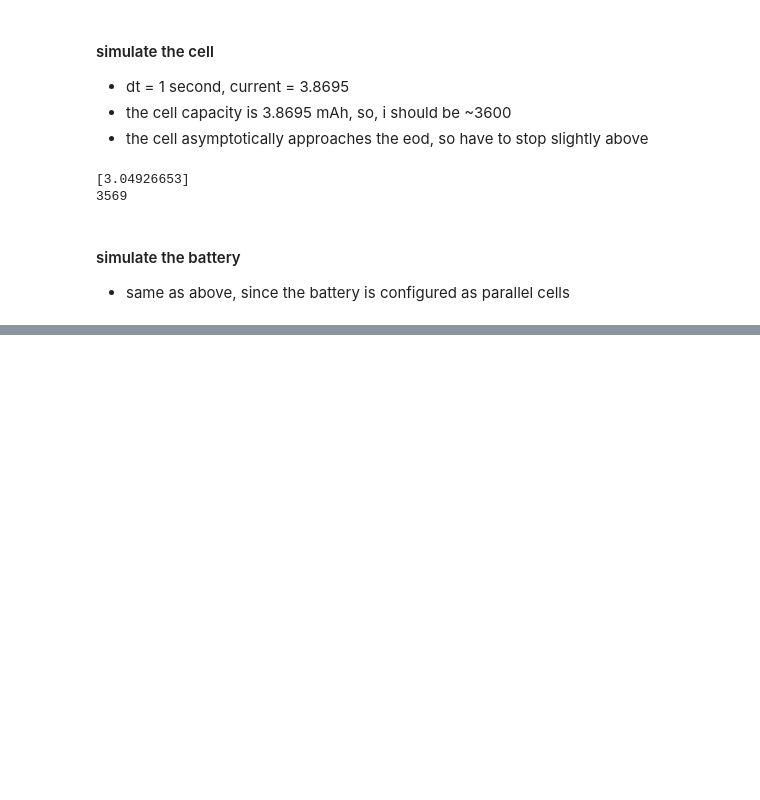
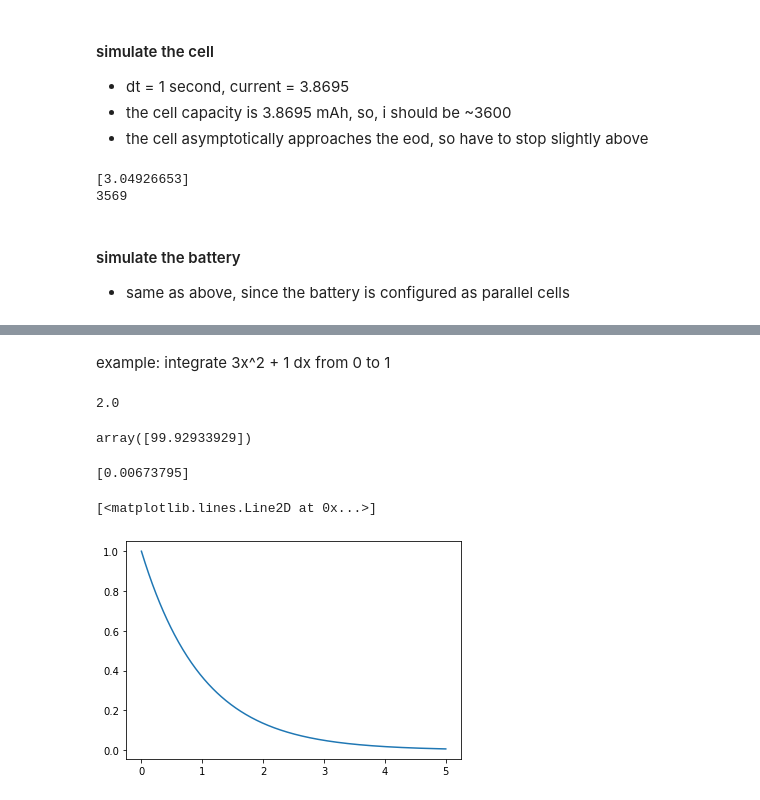
Before and after one commit to hazrmard/AirplaneFaultTolerance, a Jupyter notebook: powertrain.ipynb, the cells around one changed output, grey strips where cells are left out. Cells and saved outputs as stored; diff of their text form; code cells hidden in the pictures; blank space fills up the shorter version.

```diff
--- a/powertrain.ipynb
+++ b/powertrain.ipynb
@@ -146,0 +219,20 @@ print(i)
+# %% [markdown]
+example: integrate 3x^2 + 1 dx from 0 to 1
+# %%
+def f(x):
+    return 3.0*x**2 + 1
+
+I = quad(f, 0, 1)[0]
+print(I)
+
+def dxdt(t, x):
+    return  -x / 10
+
+integrator = ode(dxdt).set_integrator('vode', nsteps=500, method='bdf')
+# %% [output]
+2.0
+# %%
+integrator.set_initial_value(y=100, t=0)
+integrator.integrate(2, .1)
+# %% [output]
+array([99.92933929])
@@ -146,0 +250,17 @@ print(i)
+# %%
+def dCdt(C, t, tau):
+    return -C/tau
+
+C0 = 1.0
+
+times = lambda x: np.linspace(0, x, 500)
+
+tau0 = 1.0
+x = times(5)
+C = odeint(dCdt, C0, x, args=(tau0,))
+print(C[-1])
+plt.plot(x, C)
+# %% [output]
+[0.00673795]
+[<matplotlib.lines.Line2D at 0x...>]
+[figure, added]
```
Also changed, not shown: parts of 24 cells of this notebook.
